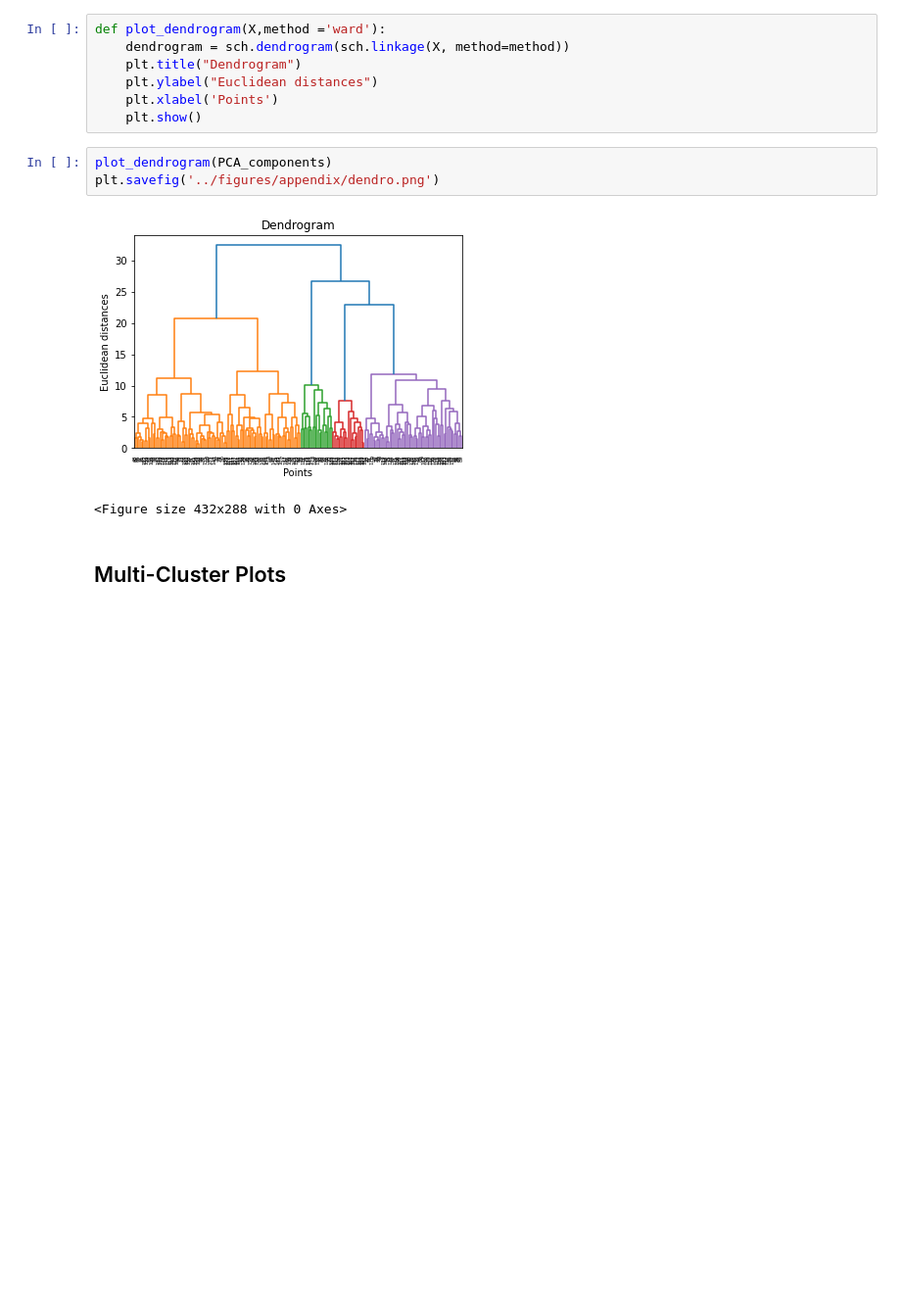
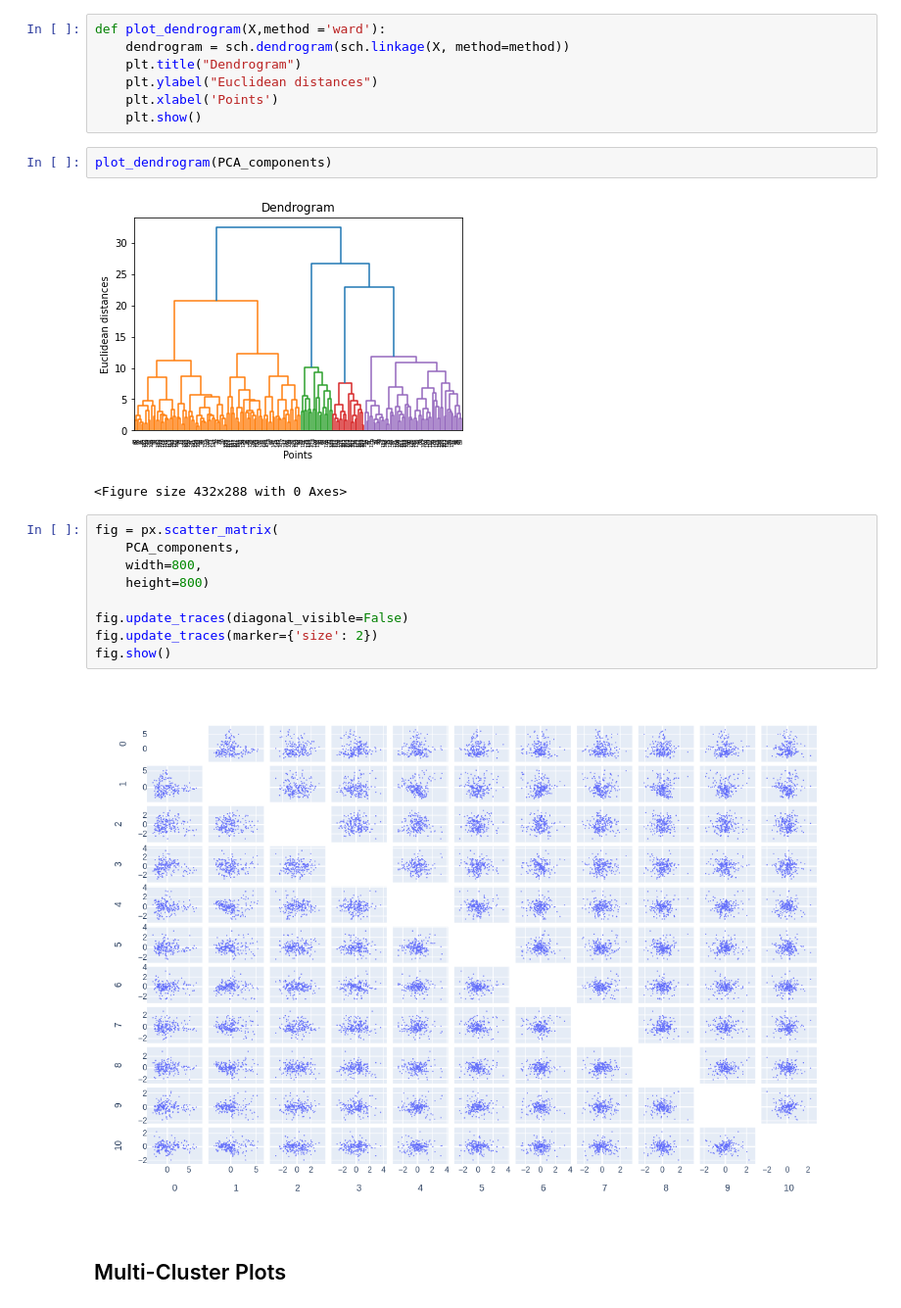
Before and after one commit to fynnweaver/Mid-Term-Project, a Jupyter notebook: notebooks/visualizations.ipynb, the cells around one changed output. Shown at 98% size. Saved outputs shown, nothing was run; the diff lists cells and outputs as text; blank space fills up the shorter version.

Commit message:
Additional appendix charts
added new appendix charts

```diff
--- a/notebooks/visualizations.ipynb
+++ b/notebooks/visualizations.ipynb
@@ -130,10 +134,20 @@ def plot_dendrogram(X,method ='ward'):
     plt.show()
 # %%
 plot_dendrogram(PCA_components)
-plt.savefig('../figures/appendix/dendro.png')
 # %% [output]
 [figure]
 <Figure size 432x288 with 0 Axes>
+# %%
+fig = px.scatter_matrix(
+    PCA_components,
+    width=800,
+    height=800)
+
+fig.update_traces(diagonal_visible=False)
+fig.update_traces(marker={'size': 2})
+fig.show()
+# %% [output]
+[figure, added]
 # %% [markdown]
 ## Multi-Cluster Plots
 # %%
```
Also changed, not shown: parts of 3 cells of this notebook, 5 other files.
